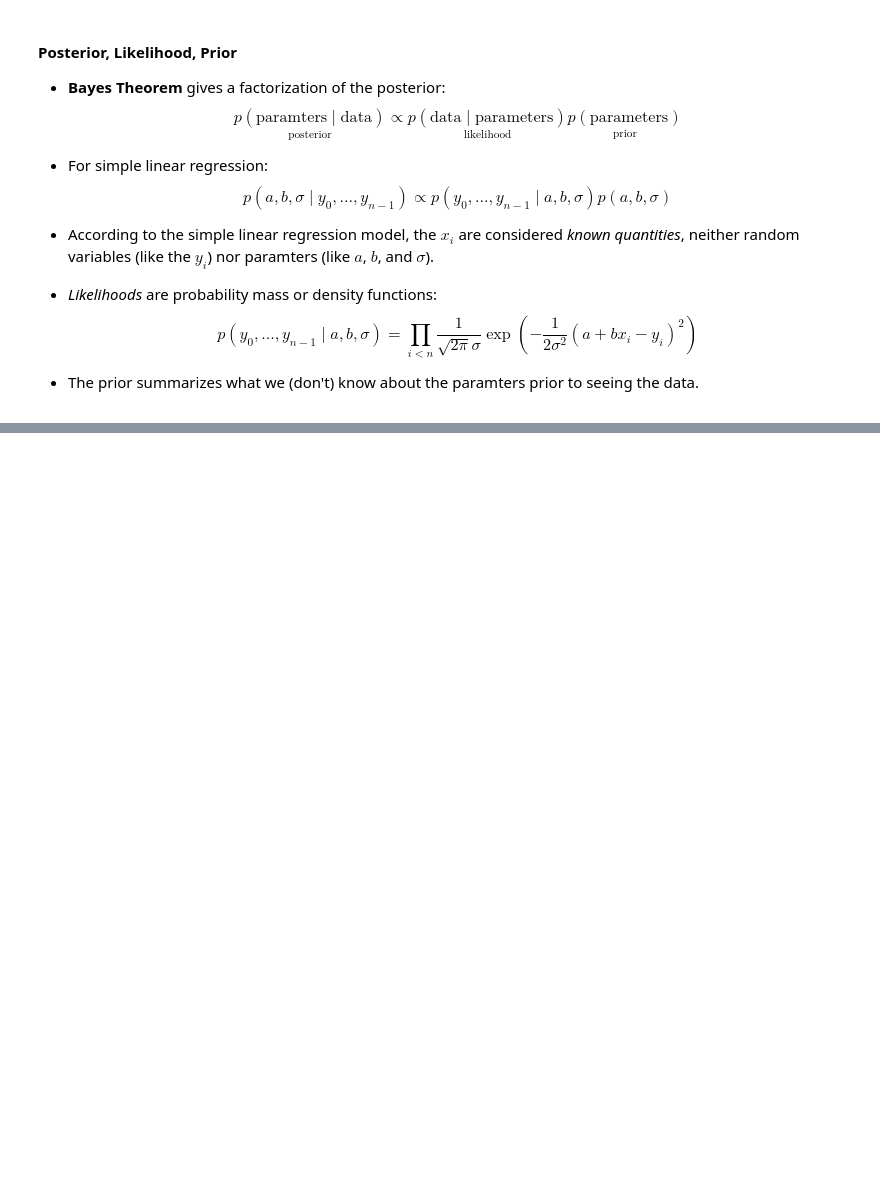
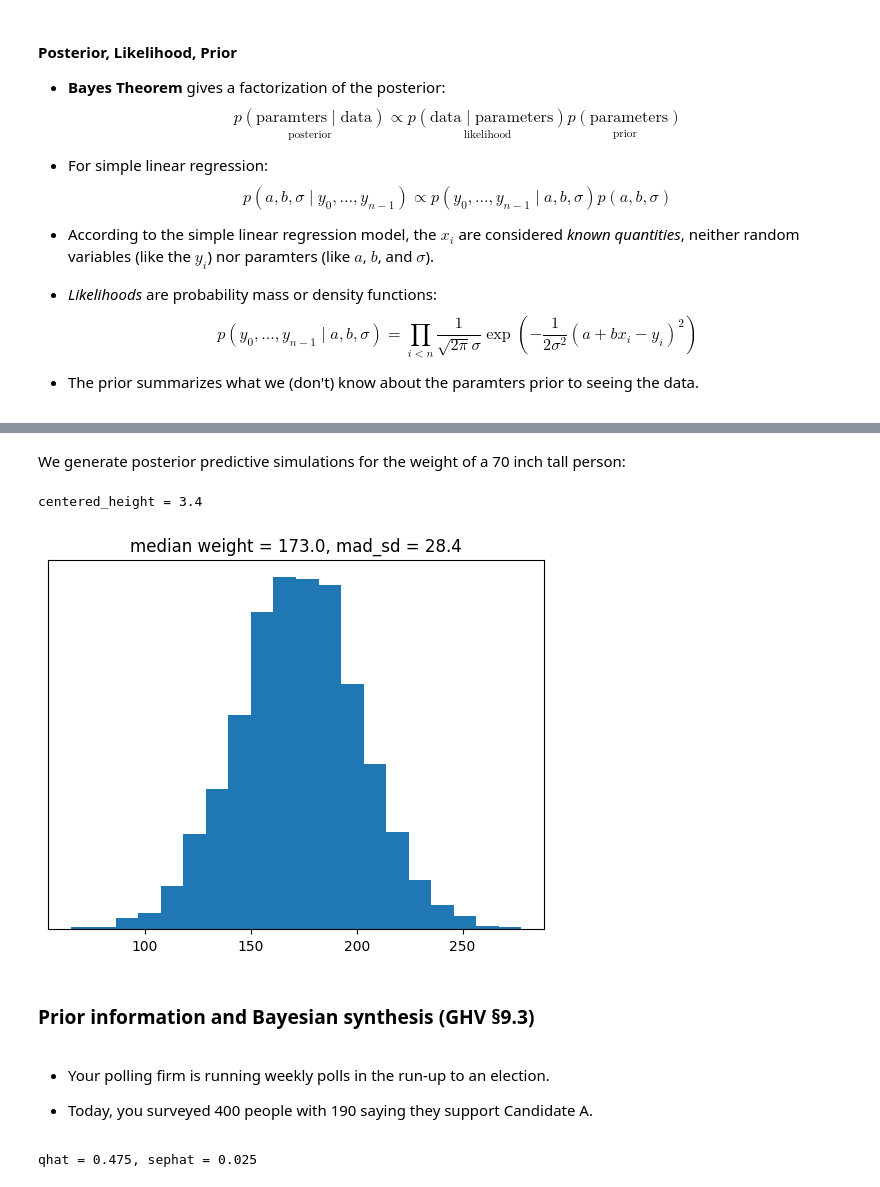
Before and after one commit to mgreenbe/DATA335W2025, a Jupyter notebook: code/2linearregression.ipynb, the cells around one changed output, grey strips where cells are left out. Drawn from its saved outputs; the diff is of its cells as text; code cells hidden in the pictures; blank space fills up the shorter version.

```diff
--- a/code/2linearregression.ipynb
+++ b/code/2linearregression.ipynb
@@ -706,0 +765,33 @@ Prob. Clinton loses = 0.283
+# %% [markdown]
+We generate posterior predictive simulations for the weight of a 70 inch tall person:
+# %%
+centered_height = 70 - hw["height"].mean()
+print(f"centered_height = {centered_height:.1f}")
+
+weight = (
+    fit.draws["Intercept"]
+    + centered_height * fit.draws["centered_height"]
+    + stats.norm(0, fit.draws["sigma"]).rvs()
+)
+
+plt.hist(weight, bins=20)
+plt.yticks([])
+plt.title(f"median weight = {np.median(weight):.1f}, mad_sd = {mad(weight):.1f}")
+plt.show()
+# %% [output]
+centered_height = 3.4
+[figure, added]
+# %% [markdown]
+### Prior information and Bayesian synthesis (GHV &sect;9.3)
+# %% [markdown]
+- Your polling firm is running weekly polls in the run-up to an election.
+
+- Today, you surveyed 400 people with 190 saying they support Candidate A.
+# %%
+n = 400
+y = 190
+qhat = y / n
+sephat = np.sqrt(qhat * (1 - qhat) / n)
+print(f"qhat = {qhat:.3f}, sephat = {sephat:.3f}")
+# %% [output]
+qhat = 0.475, sephat = 0.025
```
Also changed, not shown: parts of 17 cells of this notebook, 2 other files.
